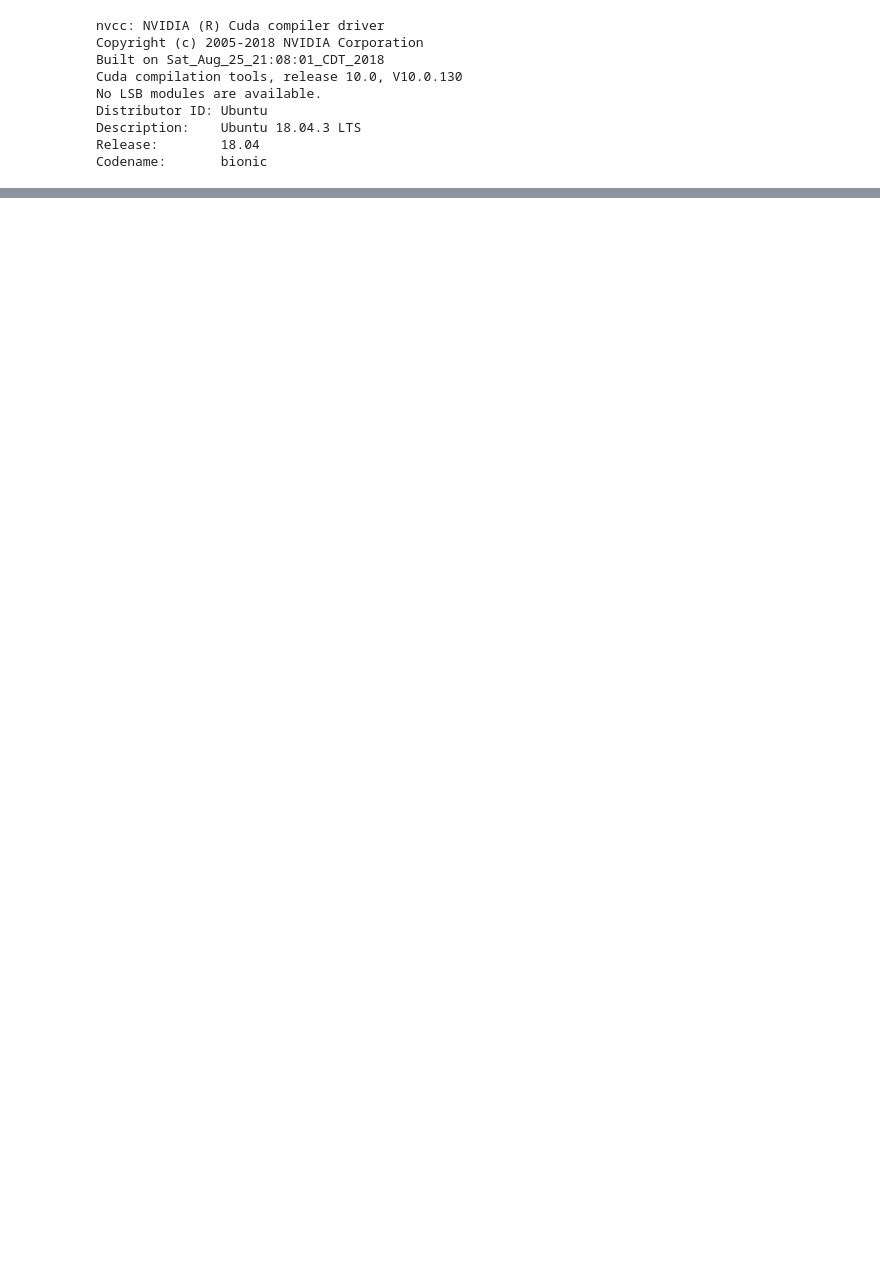
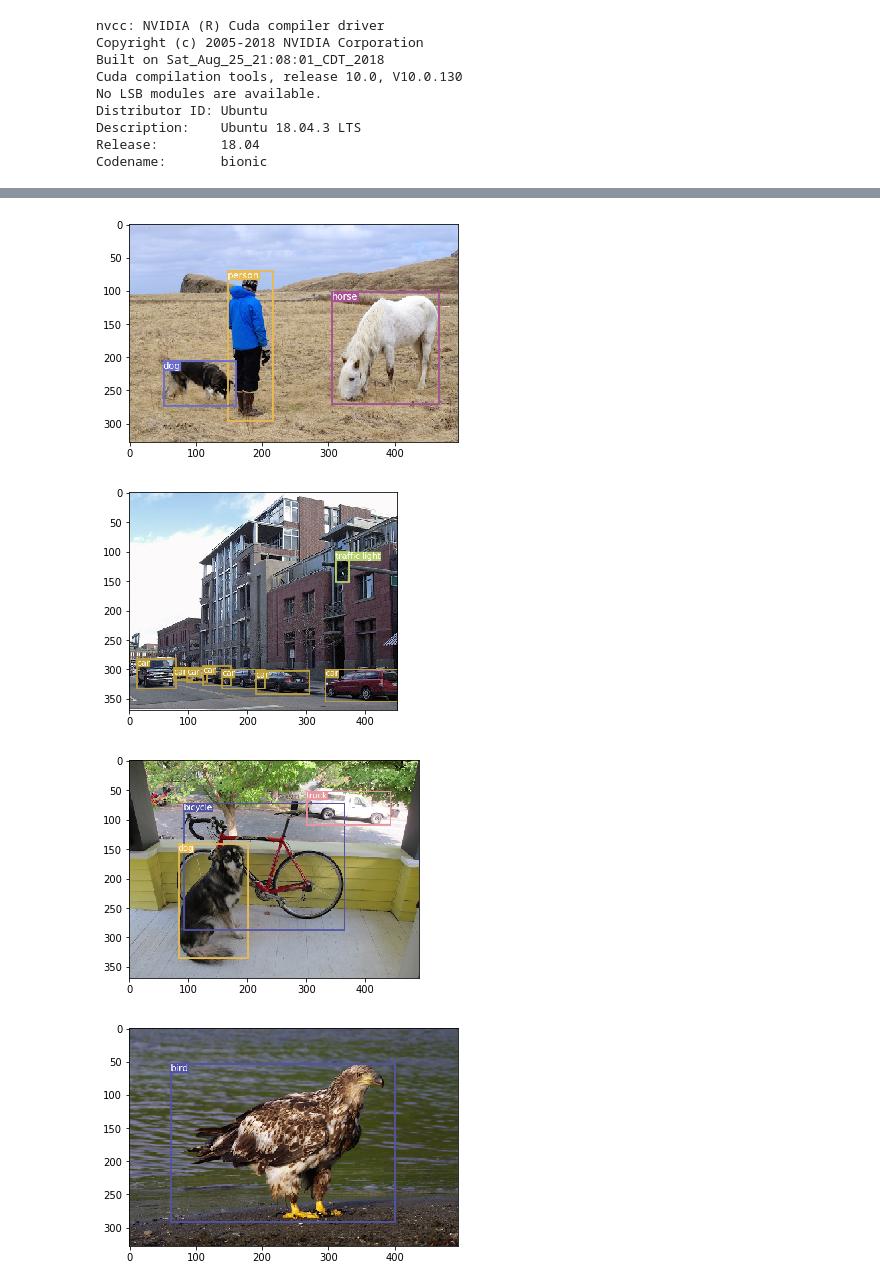
Before and after one commit to FenryrMKIII/objectDetection-yoloV3-pyTorch, a Jupyter notebook: Symbol_recognition_pyTorchYolo.ipynb, the cells around one changed output, grey strips where cells are left out. Drawn from its saved outputs; the diff is of its cells as text; code cells hidden in the pictures; blank space fills up the shorter version.

```diff
--- a/Symbol_recognition_pyTorchYolo.ipynb
+++ b/Symbol_recognition_pyTorchYolo.ipynb
@@ -424,6 +74,0 @@ Done! Loaded 107 layers from weights-file
-# %%
-testingPic = test[10]
-test_image = mpimg.imread(os.path.join(testingPic)) # predicted image is saved in darknet directory ... Clever way to do that ??
-plt.imshow(test_image)
-plt.axis("on")
-plt.show()
@@ -490,20 +74,0 @@ FileNotFoundError: ignored
-# %%
-# test the model on a picture stored on my google drive
-# one is now located in darknet directory
-!cp -r '/content/gdrive/My Drive/HandsOnAI/defi2/yolo_weights_backup/model2/yolov3-keys_3100.weights' .
-!./darknet detector test keys/keys.data keys/yolov3-keys-testing.cfg yolov3-keys_3100.weights '/content/gdrive/My Drive/HandsOnAI/defi2/training_data_YOLO/full/maxime_de_wolf/maxime_3_202.jpg' -thresh 0.25
-
-
-# difficut picture
-# jeremy_bulle/keys_dataset1__20181018_095240.jpg'
-
-
-# Show the detection
-import matplotlib
-import matplotlib.pyplot as plt
-import matplotlib.image as mpimg
-import os
-test_image = mpimg.imread(os.path.join("predictions.jpg")) # predicted image is saved in darknet directory ... Clever way to do that ??
-plt.imshow(test_image)
-plt.axis("on")
-plt.show()
@@ -565,0 +210,15 @@ Total Detection Time: 14.000000 Seconds
+# %%
+# Show the detection
+import matplotlib
+import matplotlib.pyplot as plt
+import matplotlib.image as mpimg
+import os
+for img in os.listdir(os.path.join(os.getcwd(), "output")):
+  test_image = mpimg.imread(os.path.join(os.getcwd(), "output", img)) # predicted image is saved in darknet directory ... Clever way to do that ??
+  plt.imshow(test_image) # creates img on curent figure
+  plt.show() # actually displays the figure
+# %% [output]
+[figure, added]
+[figure, added]
+[figure, added]
+[figure, added]
```
Also changed, not shown: parts of 75 cells of this notebook.
